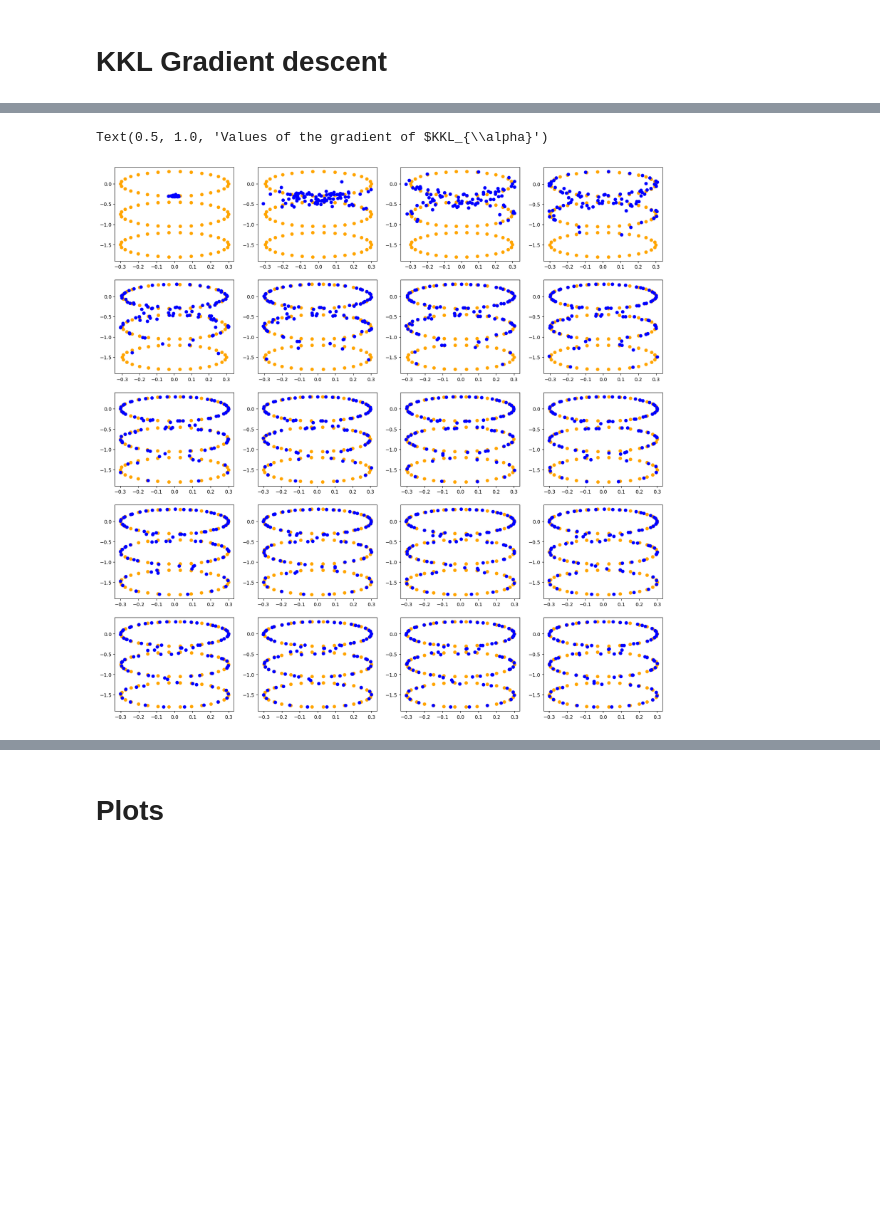
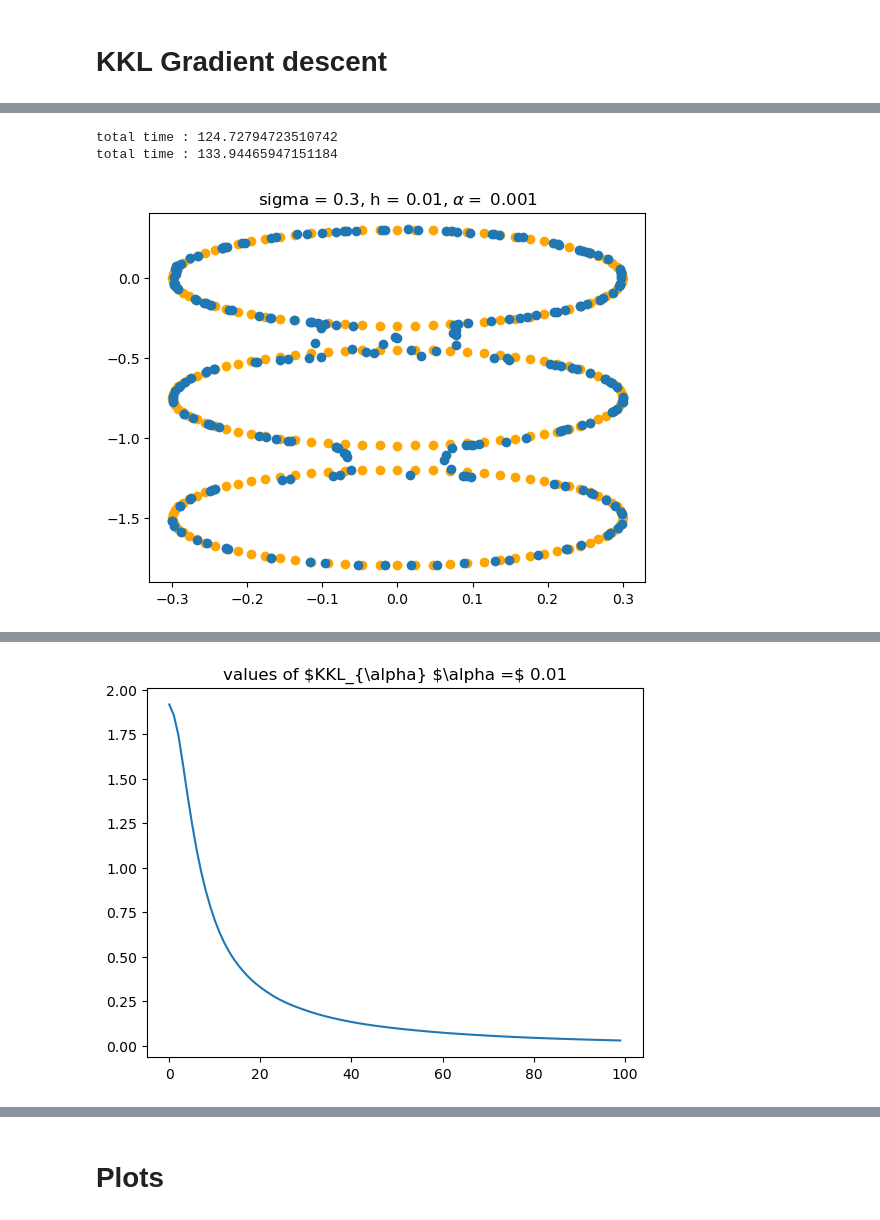
Before and after one commit to cclementine25/KKL-divergence-gradient-flows, a Jupyter notebook: Regularized/3_rings.ipynb, the cells around one changed output, grey strips where cells are left out. Saved outputs shown, nothing was run; the diff lists cells and outputs as text; code cells hidden in the pictures; blank space fills up the shorter version.

Commit message:
changemen taille figure rings + save des numpy

```diff
--- a/Regularized/3_rings.ipynb
+++ b/Regularized/3_rings.ipynb
@@ -8,6 +9,6 @@ import scipy.optimize as sco
 # %%
 def _generate_data():
-    N, r, _delta = 30, 0.3, 0.5
+    N, r, _delta = 80, 0.3, 0.5
 
     X = np.c_[r * np.cos(np.linspace(0, 2 * np.pi, N + 1)), r * np.sin(np.linspace(0, 2 * np.pi, N + 1))][:-1]  # noqa
     for i in [1, 2]:
@@ -69,7 +70,7 @@ import time
 import numpy as np
 import torch
 
-for _lambda_, lr, exp_name in zip([0.001, 10000], [0.001, 0.001], ['kale_0001', 'kale_10000']):
+for _lambda_, lr, exp_name in zip([0.001, 10000], [0.0001, 0.001], ['kale_0001', 'kale_10000']):
     t0 = time.time()
     X,Y = _generate_data()
     args, (X, Y), (trajectories, records, loss_states) = gradient_flow(lr=lr, loss_kwargs={**_kale_default_kwargs, 'lambda_': _lambda_}, **_gf_default_kwargs)
@@ -135,51 +147,55 @@ m = len(y)
 T = 100 # nombre d'itérations
 h = 0.01 # stepsize gradient descent
 eps = 0.0001
-alpha = 0.01
+Alpha = [0.001,0.01,0.1]
 
-
-#### DIVERGENCE ####
-x0 = x
-J = lambda x : dv.KKL(x, y, k, Packy, alpha)
-dJ = lambda x : dv.WGrad_KKL(x, y, k, dk, Packy, alpha, sigma)
+for alpha in Alpha:
+    #### DIVERGENCE ####
+    x0 = x
+    J = lambda x : dv.KKL(x, y, k, Packy, alpha)
+    dJ = lambda x : dv.WGrad_KKL(x, y, k, dk, Packy, alpha, sigma)
 
 
 
-###########################################
-############ GRADIENT DESCENT #############
-###########################################
+    ###########################################
+    ############ GRADIENT DESCENT #############
+    ###########################################
 
 
-t0 = time.time()
-X,l_J,Grad = gd.gradient_descent(J, dJ, x0, h, eps, T)
-#cProfile.run('gd.gradient_descent(J, dJ, x0, h, eps, T)')
-print("total time : " + str(time.time()-t0))
-############################
-########## PLOTS ###########
-############################
+    t0 = time.time()
+    X,l_J,Grad = gd.gradient_descent(J, dJ, x0, h, eps, T)
+    print("total time : " + str(time.time()-t0))
 
-fig, axs = plt.subplots(5, 4, figsize=(20,20))
-for i in range(0,len(X)-1,T//20):
-    j = i//(T//20)
-    #axs[j//4,j%4].axis([-3,3.5,-4,1])
-    axs[j//4,j%4].scatter(y[:,0],y[:,1],color = "orange")
-    axs[j//4,j%4].scatter(X[i,:,0], X[i,:,1], color = "blue")
+    name_X = 'kkl_3rings_alpha_'+str(alpha)+'_particles.npy'
+    np.save('save_data/3_rings/'+name_X, X)
+    name_L = 'kkl_3rings_alpha_'+str(alpha)+'KKL.npy'
+    np.save('save_data/3_rings/'+name_L, l_J)
+    ############################
+    ########## PLOTS ###########
+    ############################
+
+#     fig, axs = plt.subplots(5, 4, figsize=(20,20))
+#     for i in range(0,len(X)-1,T//20):
+#         j = i//(T//20)
+#         #axs[j//4,j%4].axis([-3,3.5,-4,1])
+#         axs[j//4,j%4].scatter(y[:,0],y[:,1],color = "orange")
+#         axs[j//4,j%4].scatter(X[i,:,0], X[i,:,1], color = "blue")
 
 
-plt.figure()
-#plt.axis([-3,3.5,-4,1])
-plt.scatter(y[:,0],y[:,1],color = "orange")
-plt.scatter(X[-1,:,0], X[-1,:,1])
-plt.title("sigma = " + str(sigma) + ", h = " + str(h))
+    plt.figure()
+    #plt.axis([-3,3.5,-4,1])
+    plt.scatter(y[:,0],y[:,1],color = "orange")
+    plt.scatter(X[-1,:,0], X[-1,:,1])
+    plt.title("sigma = " + str(sigma) + ", h = " + str(h) + r", $\alpha =$ " + str(alpha))
 
 
 
 
-plt.figure()
-plt.plot(l_J)
-plt.title(r"values of $KKL_{\alpha}")
+    plt.figure()
+    plt.plot(l_J)
+    plt.title(r"values of $KKL_{\alpha}"+ r" $\alpha =$ " + str(alpha))
 
-plt.figure()
-plt.plot(Grad)
-plt.title(r"Values of the gradient of $KKL_{\alpha}")
+    plt.figure()
+    plt.plot(Grad)
+    plt.title(r"Values of the gradient of $KKL_{\alpha}" + r" $\alpha =$ " + str(alpha))
 # %% [output]
@@ -197,2 +203,3 @@ total time : 9.87080717086792
-Text(0.5, 1.0, 'Values of the gradient of $KKL_{\\alpha}')
+total time : 124.72794723510742
+total time : 133.94465947151184
-[figure, old version]
+[figure, new version]
@@ -201,0 +209 @@ Text(0.5, 1.0, 'Values of the gradient of $KKL_{\\alpha}')
+[figure, added]
```
Also changed, not shown: parts of 10 cells of this notebook, 19 other files.
